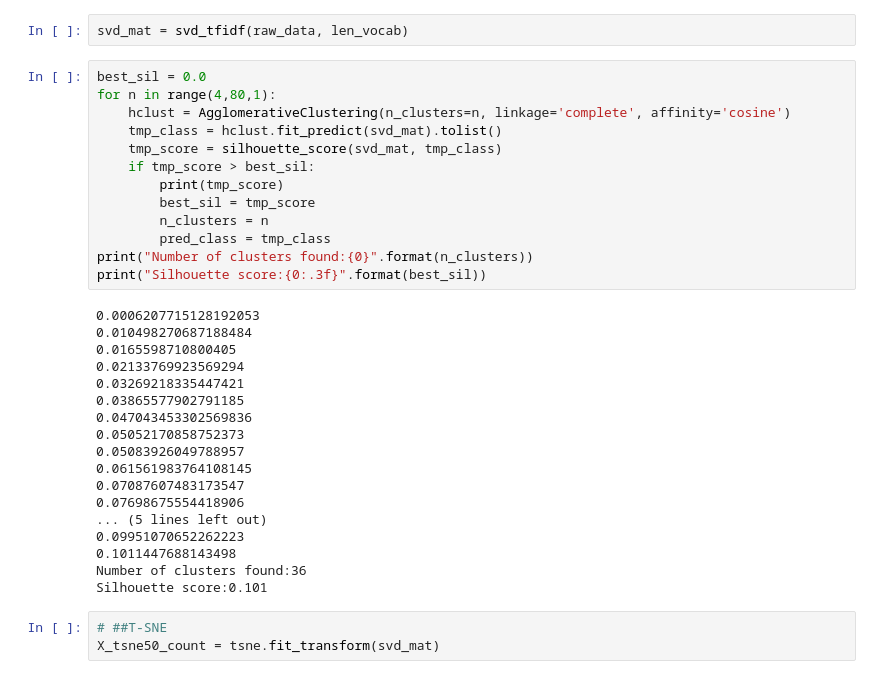
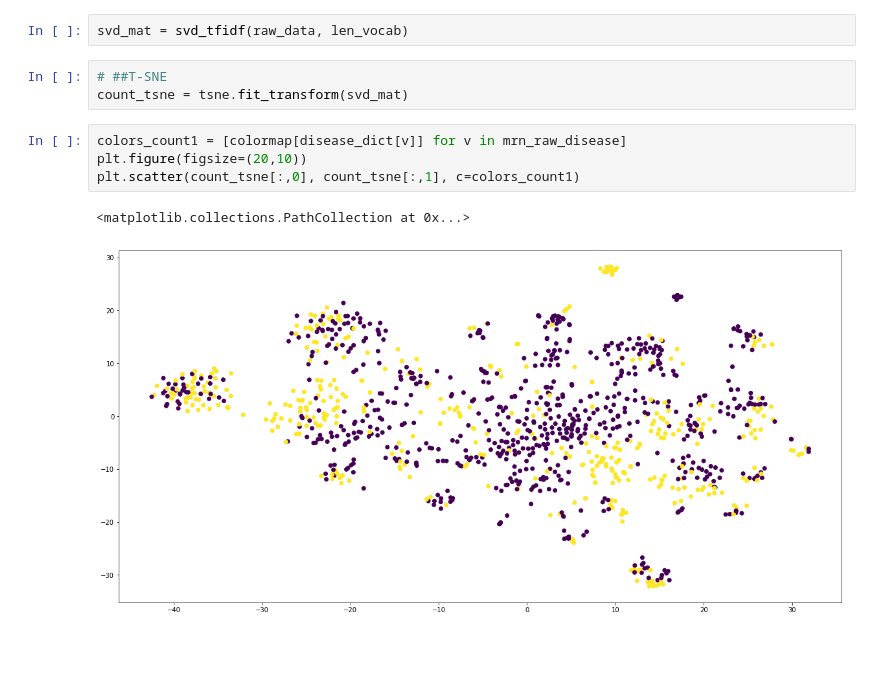
Before and after one commit to landiisotta/complex_disorders, a Jupyter notebook: bin/data_clustering_visualization.ipynb, the cells around one changed output. Cells and saved outputs as stored; diff of their text form; blank space fills up the shorter version.

```diff
--- a/bin/data_clustering_visualization.ipynb
+++ b/bin/data_clustering_visualization.ipynb
@@ -302,36 +268,12 @@ def svd_tfidf(data, len_vocab):
 # %%
 svd_mat = svd_tfidf(raw_data, len_vocab)
-# %%
-best_sil = 0.0
-for n in range(4,80,1):
-    hclust = AgglomerativeClustering(n_clusters=n, linkage='complete', affinity='cosine')
-    tmp_class = hclust.fit_predict(svd_mat).tolist()
-    tmp_score = silhouette_score(svd_mat, tmp_class)
-    if tmp_score > best_sil:
-        print(tmp_score)
-        best_sil = tmp_score
-        n_clusters = n
-        pred_class = tmp_class
-print("Number of clusters found:{0}".format(n_clusters))
-print("Silhouette score:{0:.3f}".format(best_sil))
-# %% [output]
-0.0006207715128192053
-0.010498270687188484
-0.0165598710800405
-0.02133769923569294
-0.03269218335447421
-0.03865577902791185
-0.047043453302569836
-0.05052170858752373
-0.05083926049788957
-0.061561983764108145
-0.07087607483173547
-0.07698675554418906
-... (5 lines left out)
-0.09951070652262223
-0.1011447688143498
-Number of clusters found:36
-Silhouette score:0.101
 # %%
 # ##T-SNE
-X_tsne50_count = tsne.fit_transform(svd_mat)
+count_tsne = tsne.fit_transform(svd_mat)
+# %%
+colors_count1 = [colormap[disease_dict[v]] for v in mrn_raw_disease]
+plt.figure(figsize=(20,10))
+plt.scatter(count_tsne[:,0], count_tsne[:,1], c=colors_count1)
+# %% [output]
+<matplotlib.collections.PathCollection at 0x...>
+[figure, added]
```
Also changed, not shown: parts of 35 cells of this notebook.
